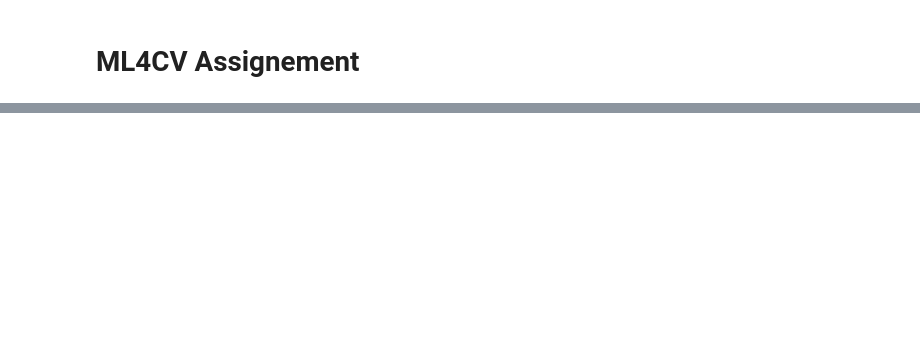
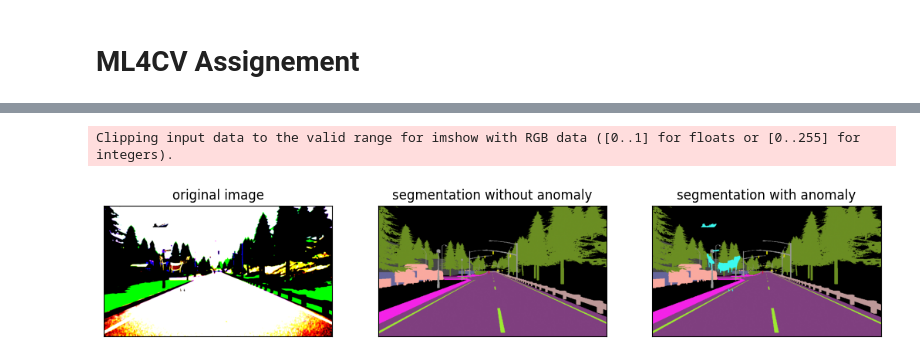
Before and after one commit to TechRufy/ML4CV_Project, a Jupyter notebook: main.ipynb, the cells around one changed output, grey strips where cells are left out. Saved outputs shown, nothing was run; the diff lists cells and outputs as text; code cells hidden in the pictures; blank space fills up the shorter version.

```diff
--- a/main.ipynb
+++ b/main.ipynb
@@ -1024,0 +1778,18 @@ Clipping input data to the valid range for imshow with RGB data ([0..1] for floa
+# %%
+for batch in mix_train_dl:
+
+    imgs = batch['image']
+    labels_original = batch['labels_original']
+    labels_anomaly = batch['labels_anomaly']
+
+    fig, axs = plt.subplots(1, 3, figsize=(13, 13))
+    idx = 1
+
+    visualize_scene(imgs[idx], axs[0],title="original image")
+    visualize_annotation(labels_original[idx],axs[1],title = "segmentation without anomaly")
+    visualize_annotation(labels_anomaly[idx],axs[2],title = "segmentation with anomaly")
+
+    break
+# %% [output]
+Clipping input data to the valid range for imshow with RGB data ([0..1] for floats or [0..255] for integers).
+[figure, added]
```
Also changed, not shown: parts of 98 cells of this notebook.
